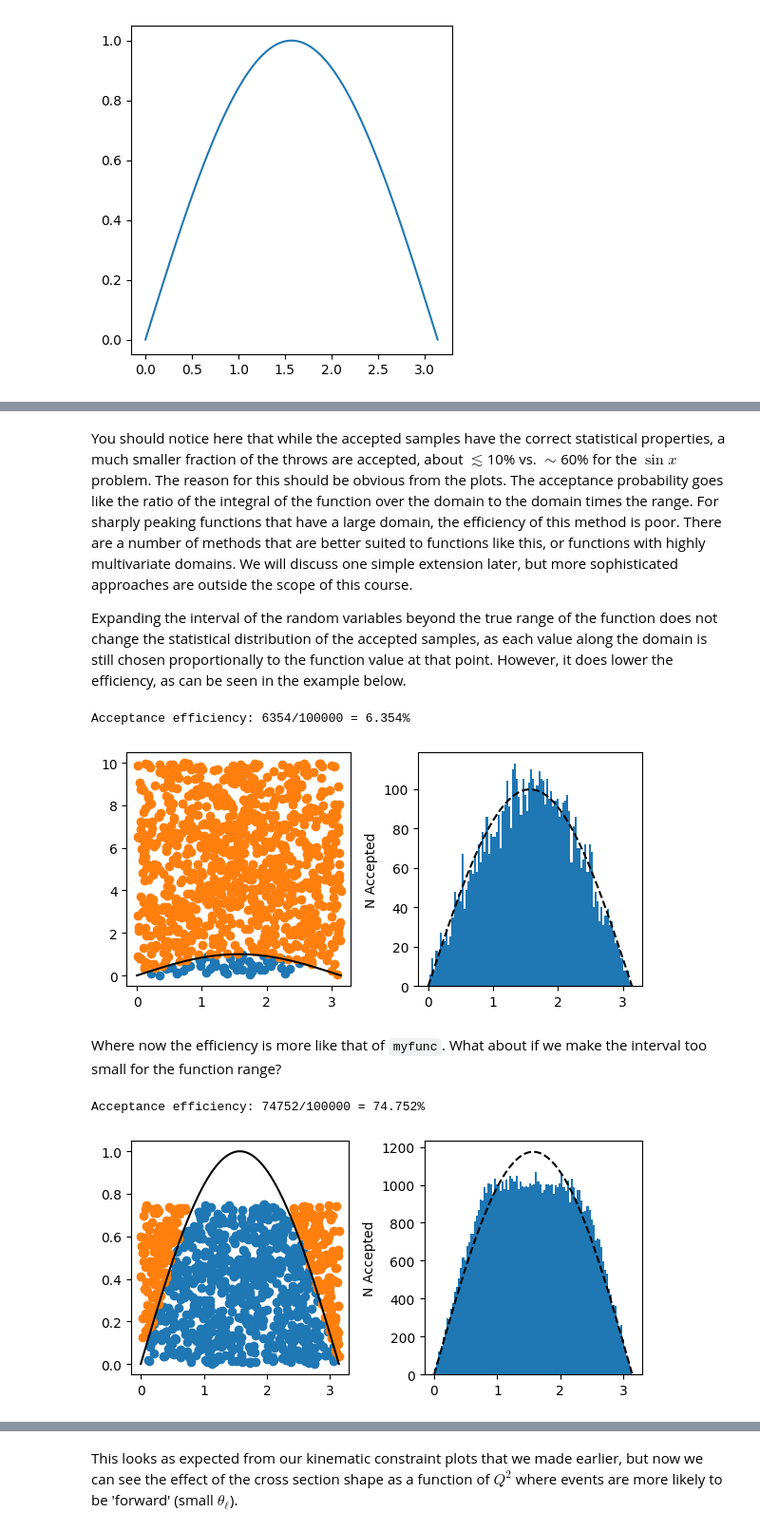
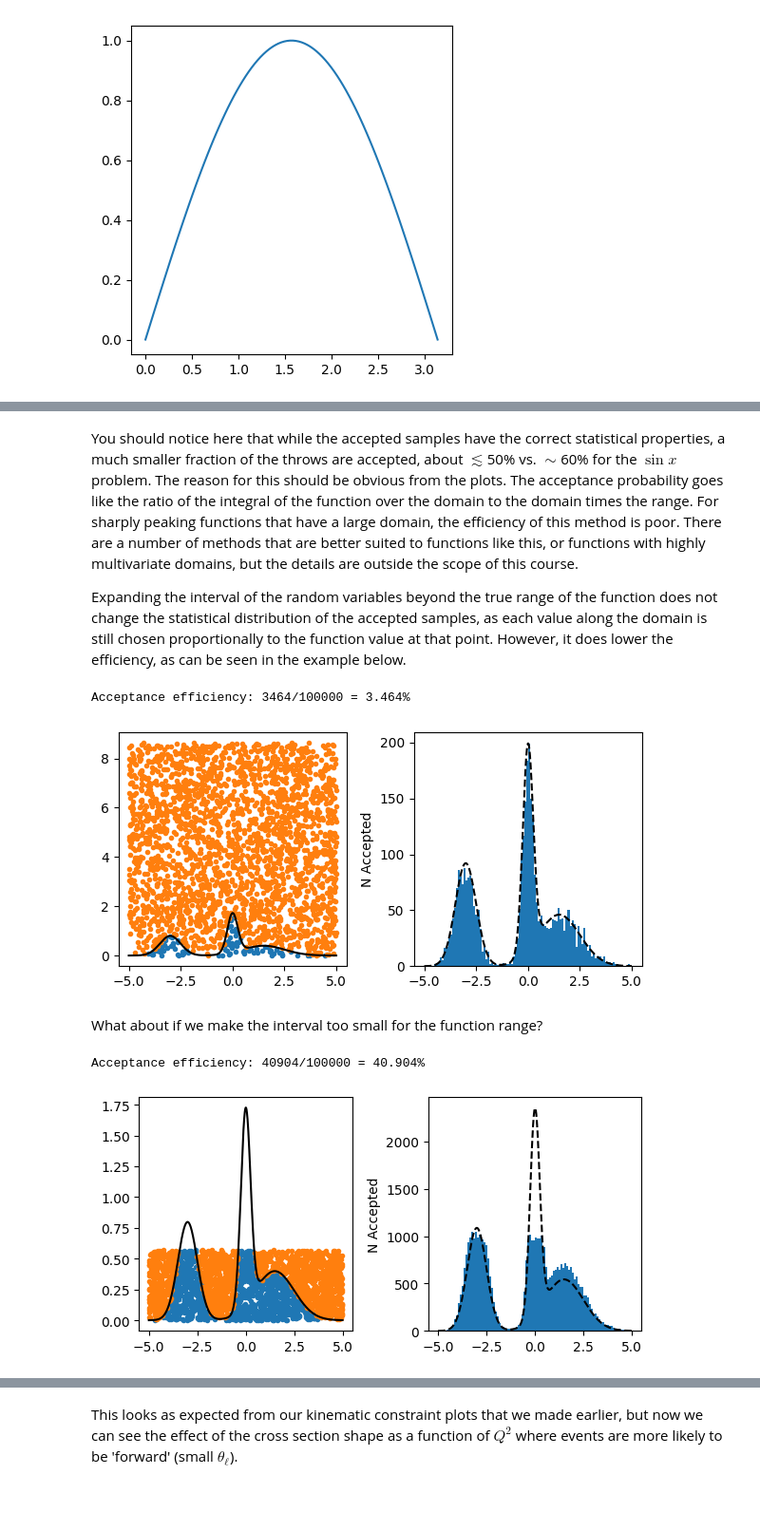
Before and after one commit to luketpickering/JupyNuGen, a Jupyter notebook: JupyNuGen.ipynb, the cells around one changed output, grey strips where cells are left out. Shown at 95% size. Cells and saved outputs as stored; diff of their text form; code cells hidden in the pictures; blank space fills up the shorter version.

```diff
--- a/JupyNuGen.ipynb
+++ b/JupyNuGen.ipynb
@@ -168,0 +177,17 @@ print(theta)
+# %%
+def myfunc(x,y):
+  return x*y, x/y
+
+# N.B. the mylambdafunctuu object is not quite what you might naively think it
+#  is. It is a tuple, where the first element is the lambda taking x,y and
+#  returning x*y and the second element is x/y. If x/y are defined in the global
+#  scope, this won't error, but it will not do what you want.
+# mylambdafunctu = lambda x,y : x*y, x/y
+
+# Because of the above, it might be advisable to not return tuples from lambdas
+#   but if you must, use enclosing braces, rather than the shorthand
+mylambdafunc = lambda x,y : (x*y, x/y)
+
+
+print("myfunc(2,5) = ", myfunc(2,5))
+print("myfunc(2,5) = ", mylambdafunc(2,5))
@@ -168,0 +201,10 @@ print(theta)
+# %%
+def myfunc(x,y):
+  return x*y,x/y
+
+print("myfunc: ", myfunc(2,5))
+
+def mycurriedfunc(x):
+  return myfunc(x,5)
+
+print("mycurriedfunc: ", mycurriedfunc(2))
@@ -1017,7 +1273,7 @@ def gaussian(x, mu, sigma):
     return (1/(sigma*np.sqrt(2*pi)))*np.exp(-0.5*np.power(x - mu,2)/np.power(sigma,2))
 
 def myfunc(x):
-    return gaussian(x,-3,0.5) + gaussian(x,0,0.1) + gaussian(x, 1.5,1)
+    return gaussian(x,-3,0.5) + gaussian(x,0,0.25) + gaussian(x, 1.5,1)
 
 xpoints = np.linspace(-5,5,1000)
 plt.plot(xpoints, myfunc(xpoints), c="black")
@@ -1038,0 +1300,3 @@ So `scipy` managed to find it pretty well!
+# %%
+def getfmax(f, ranges):
+  return -opt.differential_evolution(lambda x: -f(x), ranges).fun
@@ -1044,17 +1325,21 @@ Acceptance efficiency: 724/10000 = 7.24%
 # %% [markdown]
-You should notice here that while the accepted samples have the correct statistical properties, a much smaller fraction of the throws are accepted, about $\lesssim$10% vs. $\sim$60% for the $\sin{x}$ problem. The reason for this should be obvious from the plots. The acceptance probability goes like the ratio of the integral of the function over the domain to the domain times the range. For sharply peaking functions that have a large domain, the efficiency of this method is poor. There are a number of methods that are better suited to functions like this, or functions with highly multivariate domains. We will discuss one simple extension later, but more sophisticated approaches are outside the scope of this course.
+You should notice here that while the accepted samples have the correct statistical properties, a much smaller fraction of the throws are accepted, about $\lesssim$50% vs. $\sim$60% for the $\sin{x}$ problem. The reason for this should be obvious from the plots. The acceptance probability goes like the ratio of the integral of the function over the domain to the domain times the range. For sharply peaking functions that have a large domain, the efficiency of this method is poor. There are a number of methods that are better suited to functions like this, or functions with highly multivariate domains, but the details are outside the scope of this course.
 
 Expanding the interval of the random variables beyond the true range of the function does not change the statistical distribution of the accepted samples, as each value along the domain is still chosen proportionally to the function value at that point. However, it does lower the efficiency, as can be seen in the example below.
 # %%
-plot_rejsample(np.sin,(0,pi),(0,10), 100000)
+fdomain = (-5,5)
+frange = (0, getfmax(myfunc,[fdomain]) * 5)
+plot_rejsample(f=myfunc, fdomain=fdomain, frange=frange, ntries=100000)
 # %% [output]
-Acceptance efficiency: 6354/100000 = 6.354%
+Acceptance efficiency: 3464/100000 = 3.464%
-[figure, old version]
+[figure, new version]
 # %% [markdown]
-Where now the efficiency is more like that of `myfunc`. What about if we make the interval too small for the function range?
+What about if we make the interval too small for the function range?
 # %%
-plot_rejsample(np.sin,(0,pi),(0,0.75), 100000)
+fdomain = (-5,5)
+frange = (0, getfmax(myfunc,[fdomain]) * 0.33)
+plot_rejsample(f=myfunc, fdomain=fdomain, frange=frange, ntries=100000)
 # %% [output]
-Acceptance efficiency: 74752/100000 = 74.752%
+Acceptance efficiency: 40904/100000 = 40.904%
-[figure, old version]
+[figure, new version]
 # %% [markdown]
```
Also changed, not shown: parts of 212 cells of this notebook.
